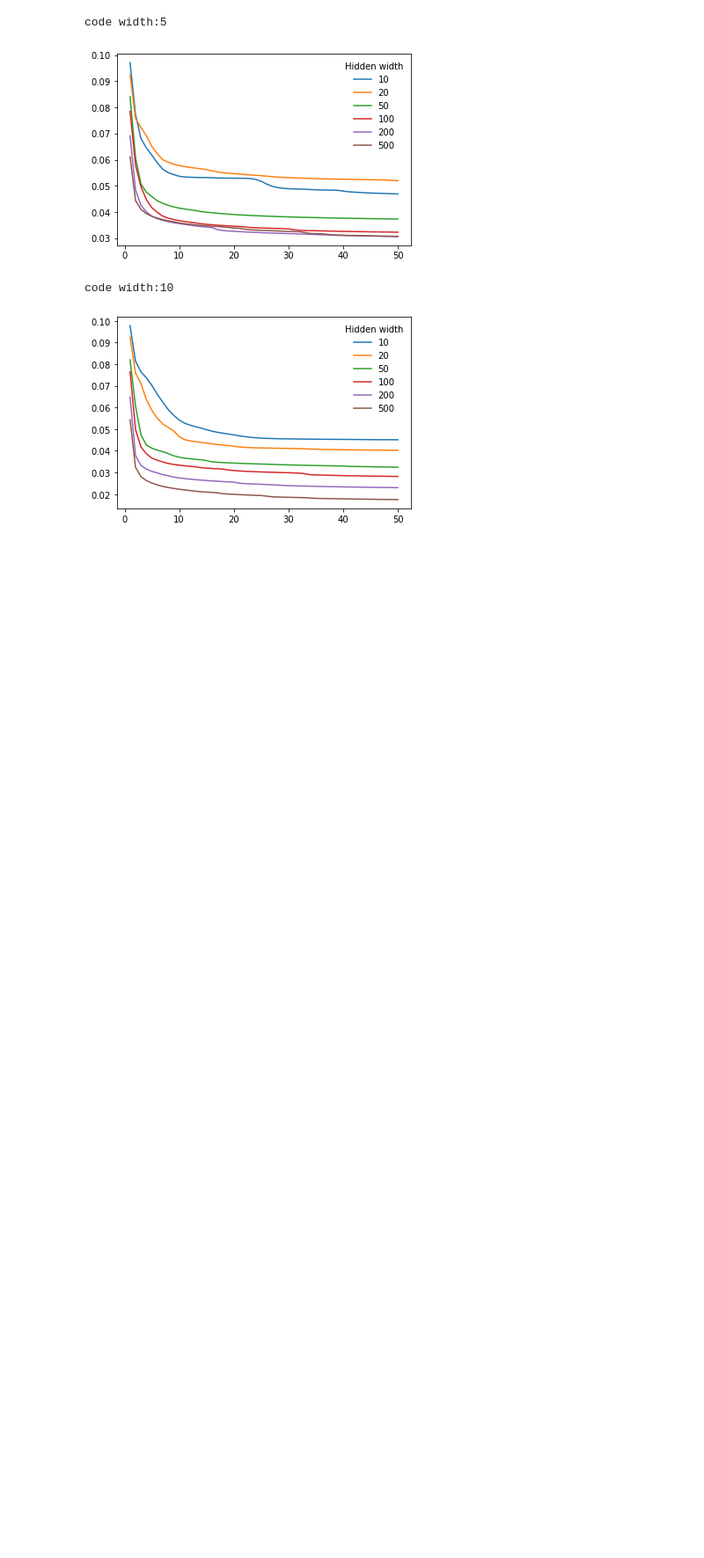
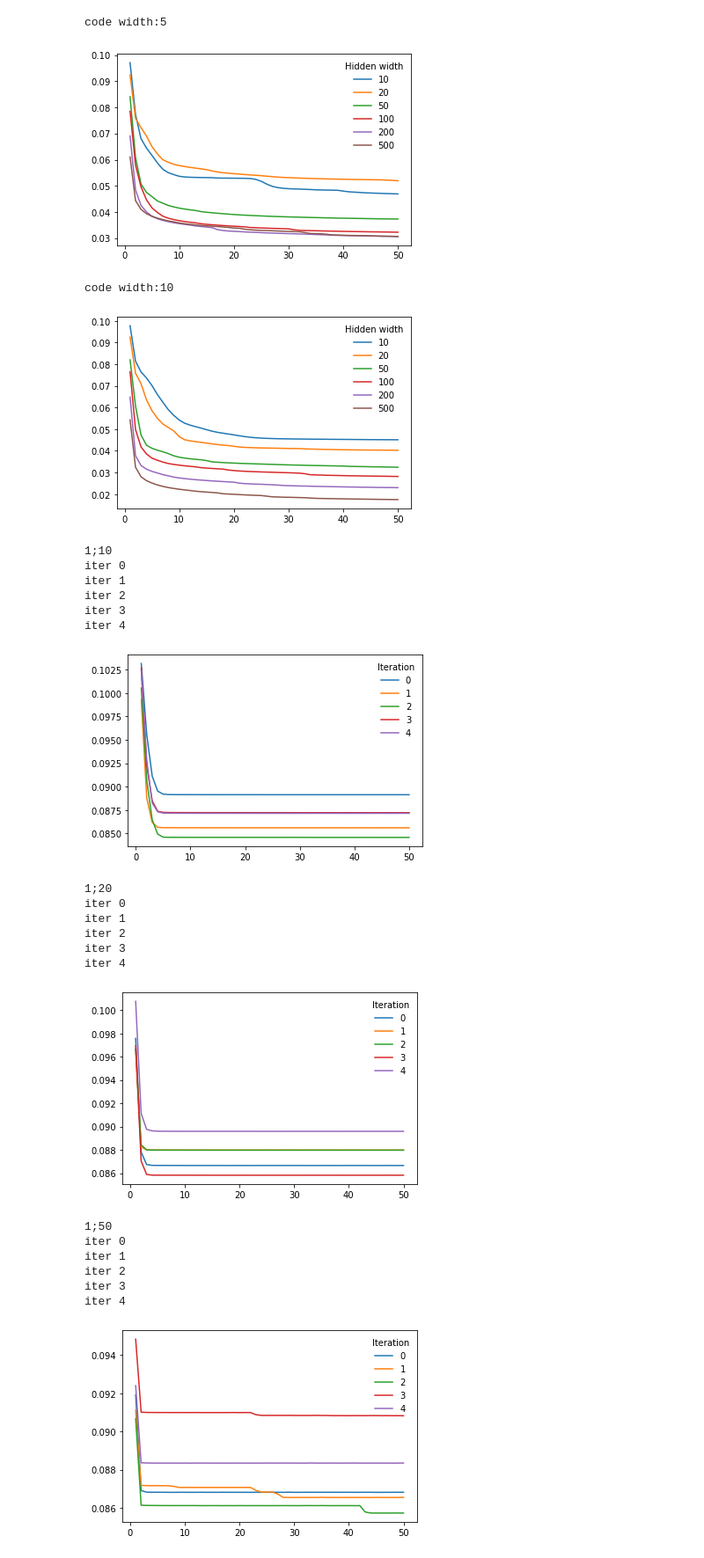
Before and after one commit to mitkel/DL, a Jupyter notebook: AutoEncoder/Depth-width-effect.ipynb, the cells around one changed output. Shown at 88% size. Saved outputs shown, nothing was run; the diff lists cells and outputs as text; code cells hidden in the pictures; blank space fills up the shorter version.

```diff
--- a/AutoEncoder/Depth-width-effect.ipynb
+++ b/AutoEncoder/Depth-width-effect.ipynb
@@ -153,6 +154,13 @@ for code_width in params['code-range']:
 
         sys.stdout.close()
         sys.stdout = stdout
+
+# save the results
+
+for code_width in params['code-range']:
+    for hidden_width in params['hide-range']:
+        torch.save(models_trained[code_width, hidden_width].state_dict(),
+                   "models/AE-" + str(code_width) + "-" + str(hidden_width))
 # %% [output]
 1;10
 1;20
@@ -172,7 +180,9 @@ for code_width in params['code-range']:
 10;200
 10;500
 # %%
-# save results
+# load the results
+
+models_trained = {(x,y): None for x,y in zip(params['code-range'],params['hide-range'])}
 
 for code_width in params['code-range']:
     for hidden_width in params['hide-range']:
@@ -237,3 +247,70 @@ code width:5
 [figure]
 code width:10
 [figure]
+# %%
+# for code-width = 1 we observe that increase in hidden width does not necessarily help
+# this suggests we get stuck in local minima
+
+params['iterations'] = range(5)
+
+one_models_trained = {(x,y): None for x,y in zip(params['hide-range'], params['iterations'])}
+code_width = 1
+
+for hidden_width in params['hide-range']:
+    print("{};{}".format(code_width,hidden_width))
+
+    for i in params['iterations']:
+        print("iter {}".format(i))
+        model = AE(**params,
+                   **{"code_width":code_width,
+                      "hidden_width":hidden_width}
+                ).to(device)
+        opt = optim.Adam(model.parameters(), lr=params['lr'])
+        crit = nn.MSELoss(reduction='mean')
+
+        sys.stdout = open("log/AE-one-analysis-" +
+                          str(hidden_width) + "-" +
+                          str(i) + ".txt", "w")
+
+        one_models_trained[code_width,hidden_width] = train(model,
+                                                        params["epochs"],
+                                                        loader0,
+                                                        opt,
+                                                        crit).to('cpu')
+        sys.stdout.close()
+        sys.stdout = stdout
+
+        with open("log/AE-one-analysis-" +
+                          str(hidden_width) + "-" +
+                          str(i) + ".txt", "r") as f:
+            lines = f.readlines()
+            x = [int(line.split(";")[0]) for line in lines]
+            y = [float(line.split(";")[1]) for line in lines]
+            plt.plot(x, y, label = i)
+
+
+    plt.legend(loc="upper right", title="Iteration", frameon=False)
+    plt.savefig("plots/AE-one-conv-" + str(hidden_width) + ".png")
+    plt.show()
+# %% [output]
+1;10
+iter 0
+iter 1
+iter 2
+iter 3
+iter 4
+[figure, added]
+1;20
+iter 0
+iter 1
+iter 2
+iter 3
+iter 4
+[figure, added]
+1;50
+iter 0
+iter 1
+iter 2
+iter 3
+iter 4
+[figure, added]
```
Also changed, not shown: parts of 4 cells of this notebook.
